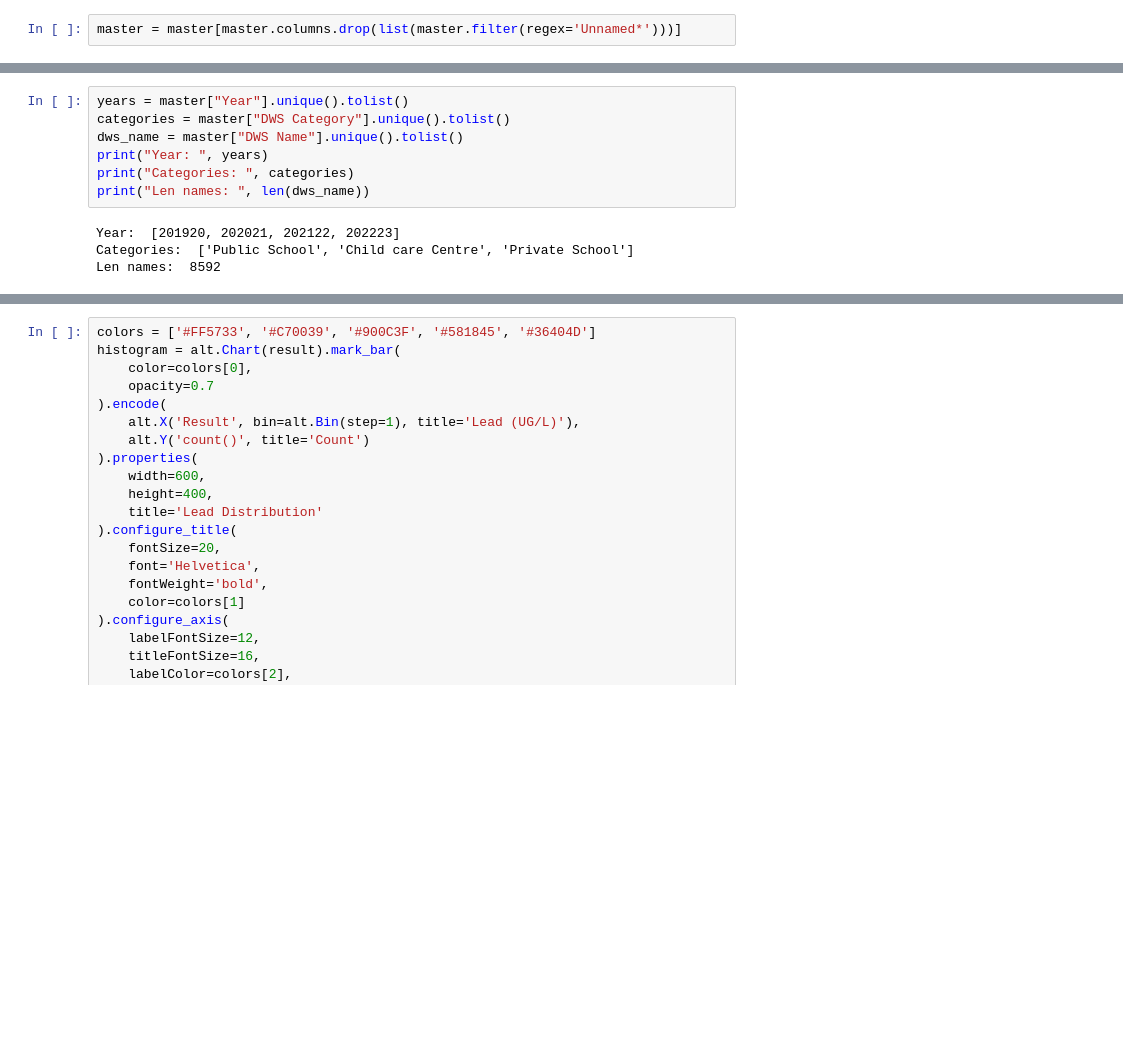
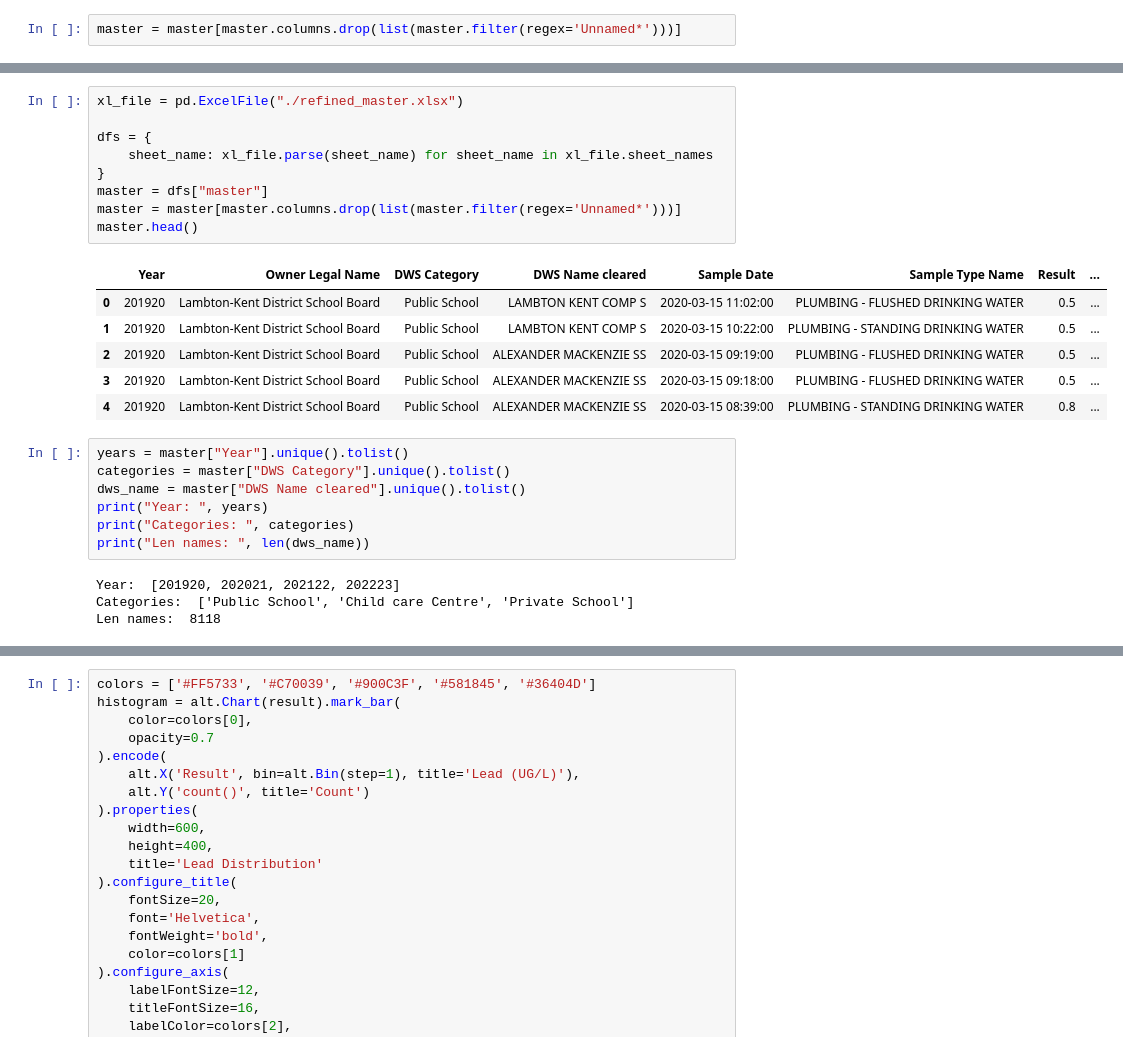
Before and after one commit to HIVE-UofT/Ontario-lead-analysis, a Jupyter notebook: visualization.ipynb, the cells around one changed output, grey strips where cells are left out. Drawn from its saved outputs; the diff is of its cells as text; blank space fills up the shorter version.

```diff
--- a/visualization.ipynb
+++ b/visualization.ipynb
@@ -39,11 +47,27 @@ Index(['Rec', 'Year', 'DWS #', 'DWS Name', 'Owner Legal Name',
+# %%
+xl_file = pd.ExcelFile("./refined_master.xlsx")
+
+dfs = {
+    sheet_name: xl_file.parse(sheet_name) for sheet_name in xl_file.sheet_names
+}
+master = dfs["master"]
+master = master[master.columns.drop(list(master.filter(regex='Unnamed*')))]
+master.head()
+# %% [output]
+|  | Year | Owner Legal Name | DWS Category | DWS Name cleared | Sample Date | Sample Type Name | Result | ... |
+| 0 | 201920 | Lambton-Kent District School Board | Public School | LAMBTON KENT COMP S | 2020-03-15 11:02:00 | PLUMBING - FLUSHED DRINKING WATER | 0.5 | ... |
+| 1 | 201920 | Lambton-Kent District School Board | Public School | LAMBTON KENT COMP S | 2020-03-15 10:22:00 | PLUMBING - STANDING DRINKING WATER | 0.5 | ... |
+| 2 | 201920 | Lambton-Kent District School Board | Public School | ALEXANDER MACKENZIE SS | 2020-03-15 09:19:00 | PLUMBING - FLUSHED DRINKING WATER | 0.5 | ... |
+| 3 | 201920 | Lambton-Kent District School Board | Public School | ALEXANDER MACKENZIE SS | 2020-03-15 09:18:00 | PLUMBING - FLUSHED DRINKING WATER | 0.5 | ... |
+| 4 | 201920 | Lambton-Kent District School Board | Public School | ALEXANDER MACKENZIE SS | 2020-03-15 08:39:00 | PLUMBING - STANDING DRINKING WATER | 0.8 | ... |
 # %%
 years = master["Year"].unique().tolist()
 categories = master["DWS Category"].unique().tolist()
-dws_name = master["DWS Name"].unique().tolist()
+dws_name = master["DWS Name cleared"].unique().tolist()
 print("Year: ", years)
 print("Categories: ", categories)
 print("Len names: ", len(dws_name))
 # %% [output]
 Year:  [201920, 202021, 202122, 202223]
 Categories:  ['Public School', 'Child care Centre', 'Private School']
-Len names:  8592
+Len names:  8118
```
Also changed, not shown: parts of 18 cells of this notebook, 1 other file.
